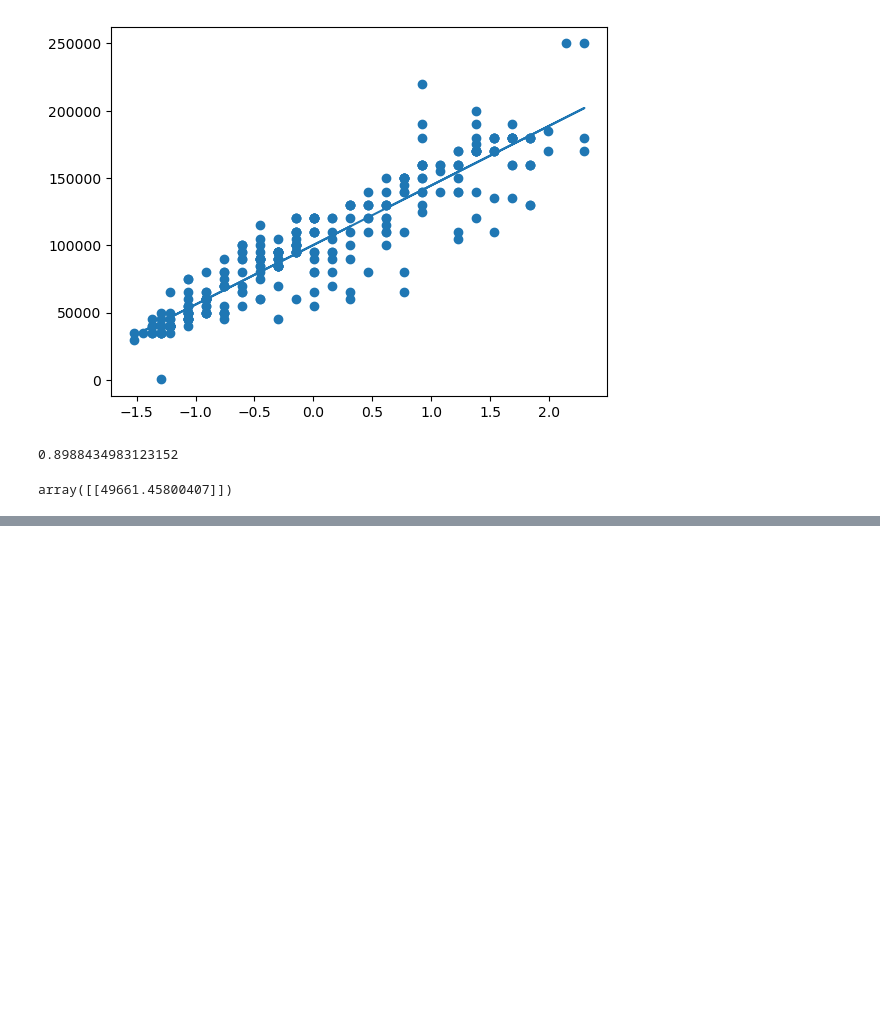
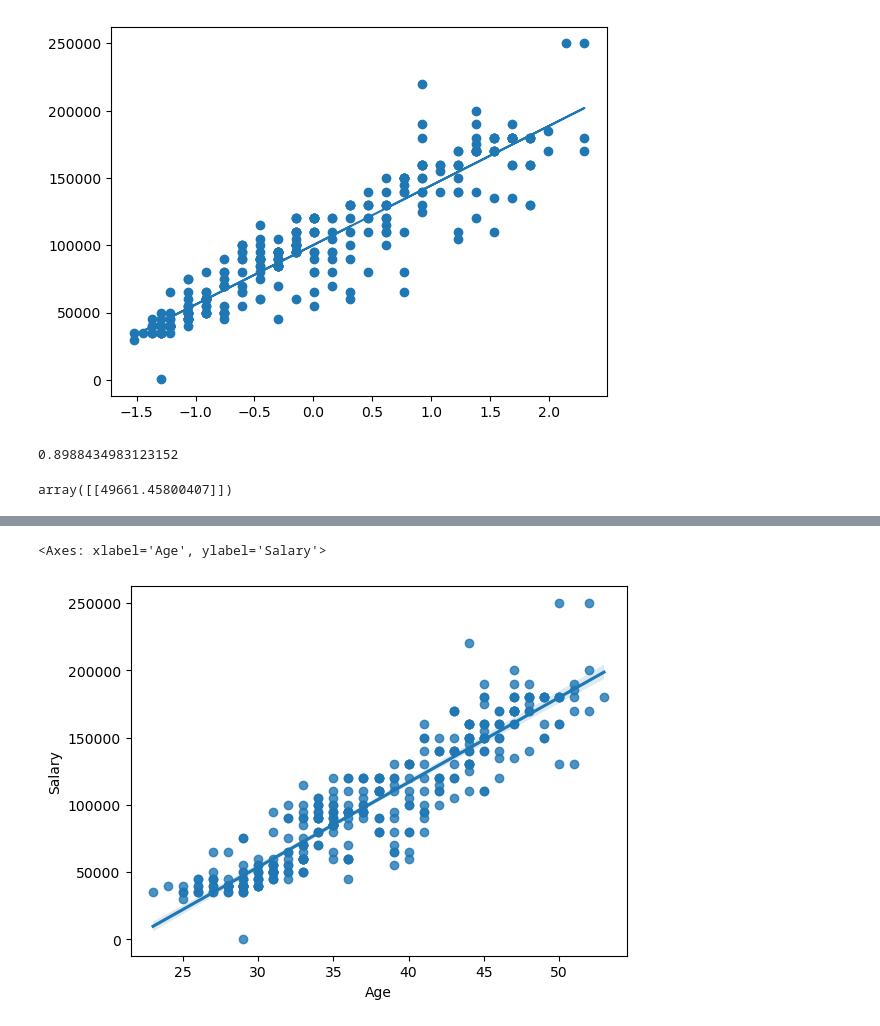
Before and after one commit to MonarchTL/python_class, a Jupyter notebook: AI/salary_prediction.ipynb, the cells around one changed output, grey strips where cells are left out. Saved outputs shown, nothing was run; the diff lists cells and outputs as text; code cells hidden in the pictures; blank space fills up the shorter version.

```diff
--- a/AI/salary_prediction.ipynb
+++ b/AI/salary_prediction.ipynb
@@ -123,0 +172,3 @@ ValueError: Classification metrics can't handle a mix of multiclass and continuo
+# %%
+df.drop(columns = ['Years of Experience'], axis =1 , inplace = True)
+df
@@ -123,0 +206,3 @@ ValueError: Classification metrics can't handle a mix of multiclass and continuo
+# %%
+education = pd.get_dummies(df['Education Level'], drop_first = True)
+education
@@ -123,0 +211,3 @@ ValueError: Classification metrics can't handle a mix of multiclass and continuo
+# %%
+df = pd.concat([df, education], axis = 1)
+df.corr()
@@ -123,0 +222,3 @@ ValueError: Classification metrics can't handle a mix of multiclass and continuo
+# %%
+df.drop(columns = ['Education Level'], axis = 1, inplace = True)
+df
@@ -123,0 +277,5 @@ ValueError: Classification metrics can't handle a mix of multiclass and continuo
+# %%
+sns.regplot( x= "Age", y= 'Salary', data = df)
+# %% [output]
+<Axes: xlabel='Age', ylabel='Salary'>
+[figure, added]
```
Also changed, not shown: parts of 33 cells of this notebook, 1 other file.
